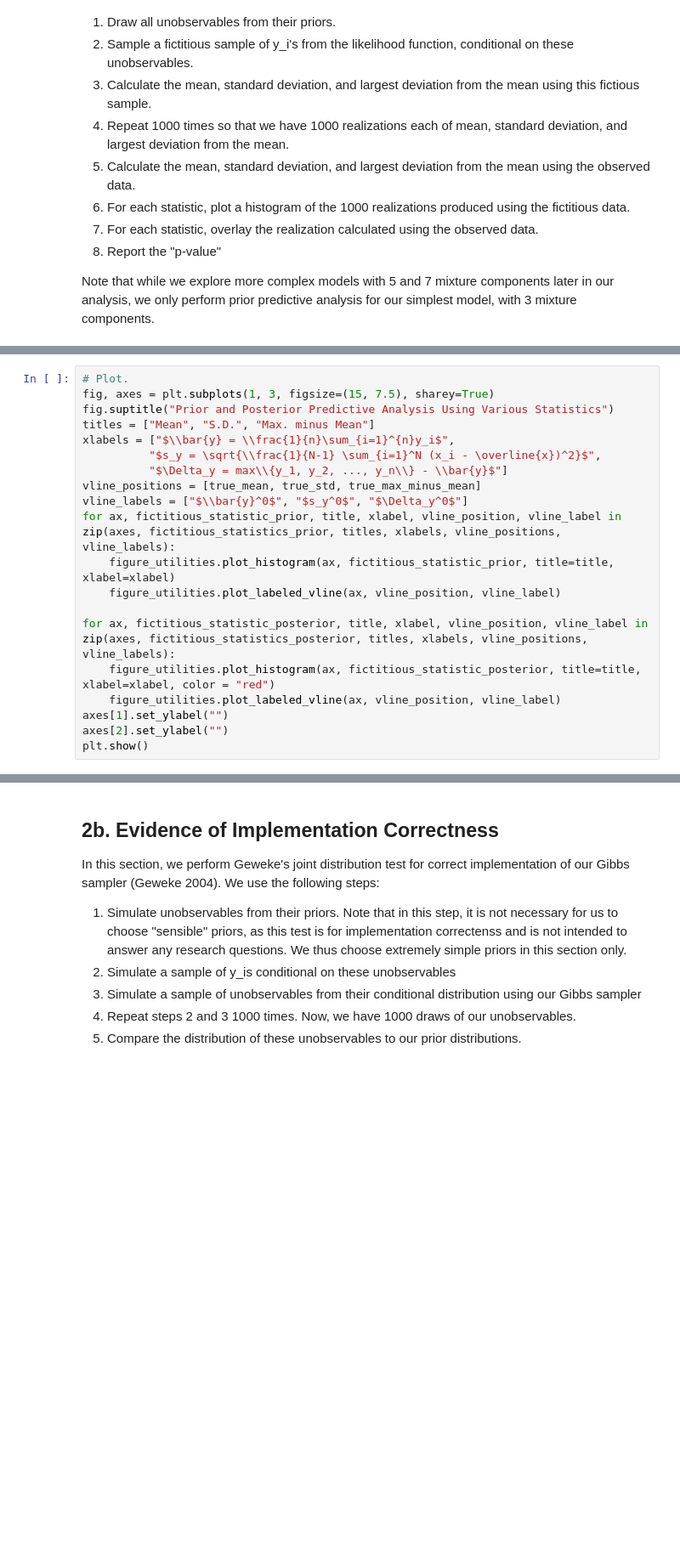
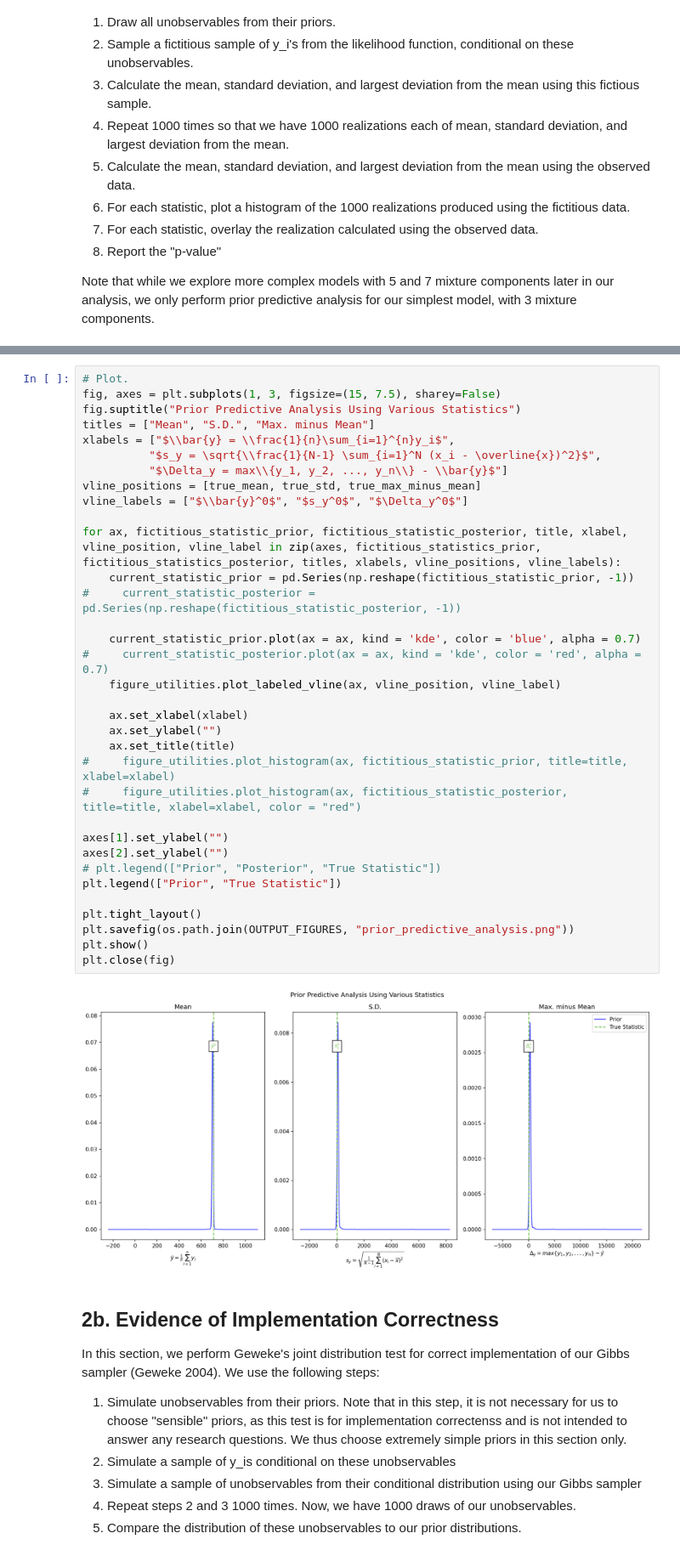
Before and after one commit to arjun-shanmugam/bayesian-linear-model, a Jupyter notebook: src/final_project.ipynb, the cells around one changed output, grey strips where cells are left out. Shown: that part at 85% size. Drawn from its saved outputs; the diff is of its cells as text; blank space fills up the shorter version.

Commit message:
updated and added some plots, other forward progress

```diff
--- a/src/final_project.ipynb
+++ b/src/final_project.ipynb
@@ -208,20 +180,0 @@ plt.close(fig)
-# %%
-# Plot.
-fig, axes = plt.subplots(1, 3, figsize=(15, 7.5), sharey=True)
-fig.suptitle("Prior and Posterior Predictive Analysis Using Various Statistics")
-titles = ["Mean", "S.D.", "Max. minus Mean"]
-xlabels = ["$\\bar{y} = \\frac{1}{n}\sum_{i=1}^{n}y_i$",
-          "$s_y = \sqrt{\\frac{1}{N-1} \sum_{i=1}^N (x_i - \overline{x})^2}$",
-          "$\Delta_y = max\\{y_1, y_2, ..., y_n\\} - \\bar{y}$"]
-vline_positions = [true_mean, true_std, true_max_minus_mean]
-vline_labels = ["$\\bar{y}^0$", "$s_y^0$", "$\Delta_y^0$"]
-for ax, fictitious_statistic_prior, title, xlabel, vline_position, vline_label in zip(axes, fictitious_statistics_prior, titles, xlabels, vline_positions, vline_labels):
-    figure_utilities.plot_histogram(ax, fictitious_statistic_prior, title=title, xlabel=xlabel)
-    figure_utilities.plot_labeled_vline(ax, vline_position, vline_label)
-
-for ax, fictitious_statistic_posterior, title, xlabel, vline_position, vline_label in zip(axes, fictitious_statistics_posterior, titles, xlabels, vline_positions, vline_labels):
-    figure_utilities.plot_histogram(ax, fictitious_statistic_posterior, title=title, xlabel=xlabel, color = "red")
-    figure_utilities.plot_labeled_vline(ax, vline_position, vline_label)
-axes[1].set_ylabel("")
-axes[2].set_ylabel("")
-plt.show()
@@ -230,3 +198,39 @@ plt.show()
+# %%
+# Plot.
+fig, axes = plt.subplots(1, 3, figsize=(15, 7.5), sharey=False)
+fig.suptitle("Prior Predictive Analysis Using Various Statistics")
+titles = ["Mean", "S.D.", "Max. minus Mean"]
+xlabels = ["$\\bar{y} = \\frac{1}{n}\sum_{i=1}^{n}y_i$",
+          "$s_y = \sqrt{\\frac{1}{N-1} \sum_{i=1}^N (x_i - \overline{x})^2}$",
+          "$\Delta_y = max\\{y_1, y_2, ..., y_n\\} - \\bar{y}$"]
+vline_positions = [true_mean, true_std, true_max_minus_mean]
+vline_labels = ["$\\bar{y}^0$", "$s_y^0$", "$\Delta_y^0$"]
+
+for ax, fictitious_statistic_prior, fictitious_statistic_posterior, title, xlabel, vline_position, vline_label in zip(axes, fictitious_statistics_prior, fictitious_statistics_posterior, titles, xlabels, vline_positions, vline_labels):
+    current_statistic_prior = pd.Series(np.reshape(fictitious_statistic_prior, -1))
+#     current_statistic_posterior = pd.Series(np.reshape(fictitious_statistic_posterior, -1))
+
+    current_statistic_prior.plot(ax = ax, kind = 'kde', color = 'blue', alpha = 0.7)
+#     current_statistic_posterior.plot(ax = ax, kind = 'kde', color = 'red', alpha = 0.7)
+    figure_utilities.plot_labeled_vline(ax, vline_position, vline_label)
+
+    ax.set_xlabel(xlabel)
+    ax.set_ylabel("")
+    ax.set_title(title)
+#     figure_utilities.plot_histogram(ax, fictitious_statistic_prior, title=title, xlabel=xlabel)
+#     figure_utilities.plot_histogram(ax, fictitious_statistic_posterior, title=title, xlabel=xlabel, color = "red")
+
+axes[1].set_ylabel("")
+axes[2].set_ylabel("")
+# plt.legend(["Prior", "Posterior", "True Statistic"])
+plt.legend(["Prior", "True Statistic"])
+
+plt.tight_layout()
+plt.savefig(os.path.join(OUTPUT_FIGURES, "prior_predictive_analysis.png"))
+plt.show()
+plt.close(fig)
+# %% [output]
+[figure, added]
 # %% [markdown]
 ## 2b. Evidence of Implementation Correctness
 
```
Also changed, not shown: parts of 31 cells of this notebook, 5 other files.
